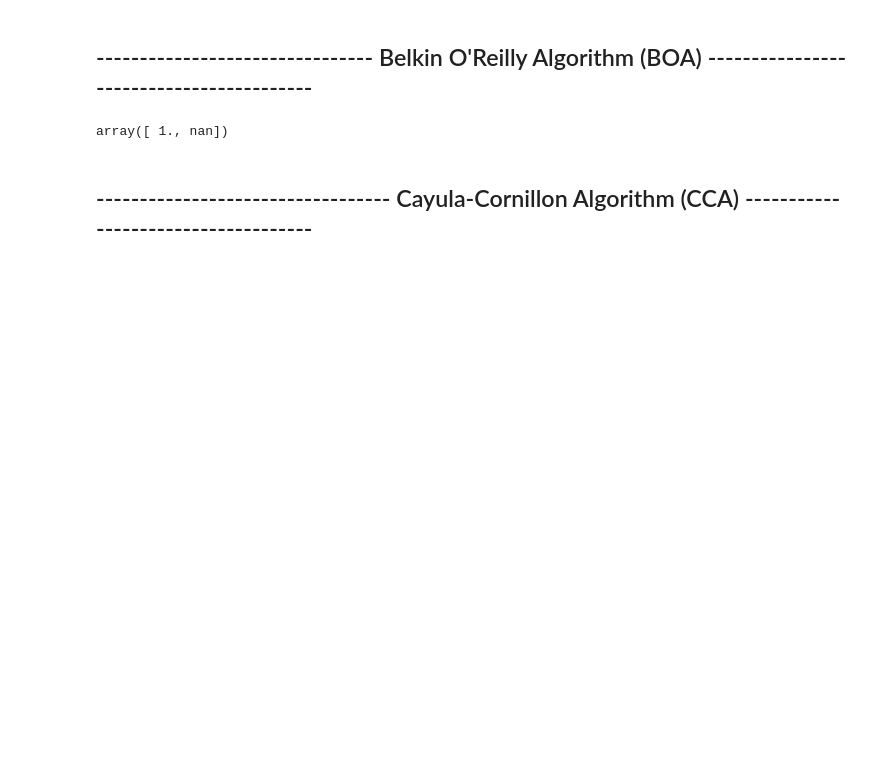
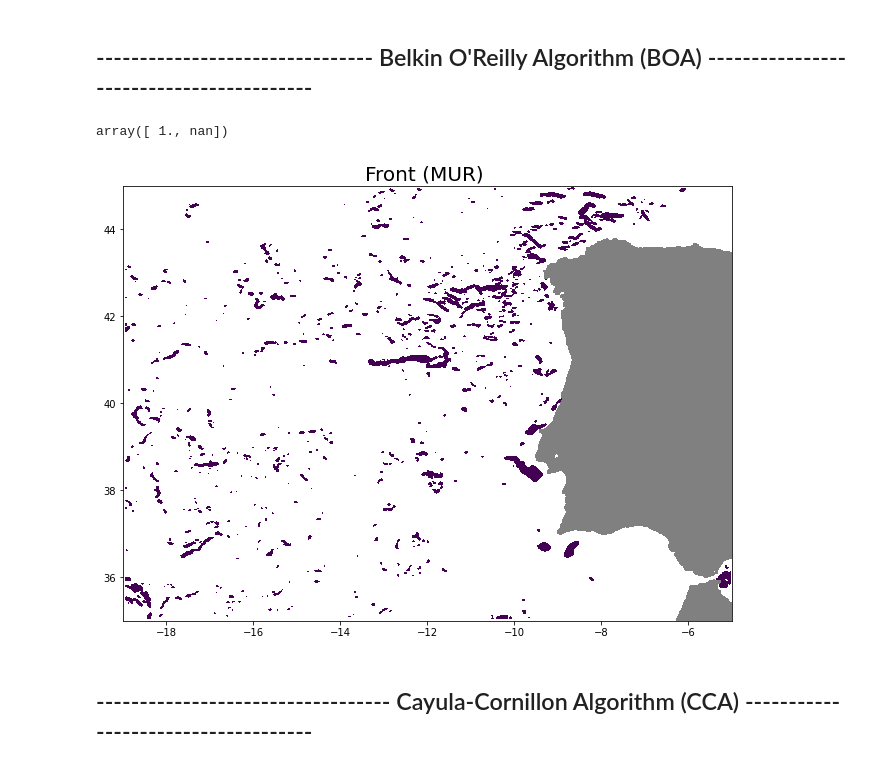
Before and after one commit to CoLAB-ATLANTIC/JUNO, a Jupyter notebook: notebooks/MUR_single_day_fronts.ipynb, the cells around one changed output. Cells and saved outputs as stored; diff of their text form; code cells hidden in the pictures; blank space fills up the shorter version.

```diff
--- a/notebooks/MUR_single_day_fronts.ipynb
+++ b/notebooks/MUR_single_day_fronts.ipynb
@@ -238,6 +302,10 @@ boa_f = BOA_aplication(xarray_mur, threshold=0.05)
 np.unique(boa_f)
 # %% [output]
 array([ 1., nan])
+# %%
+front_visualization(boa_f, xarray_mur)
+# %% [output]
+[figure, added]
 # %% [markdown]
 ## ---------------------------------- Cayula-Cornillon Algorithm (CCA) ------------------------------------
 # %%
```
Also changed, not shown: parts of 16 cells of this notebook, 5 other files.
